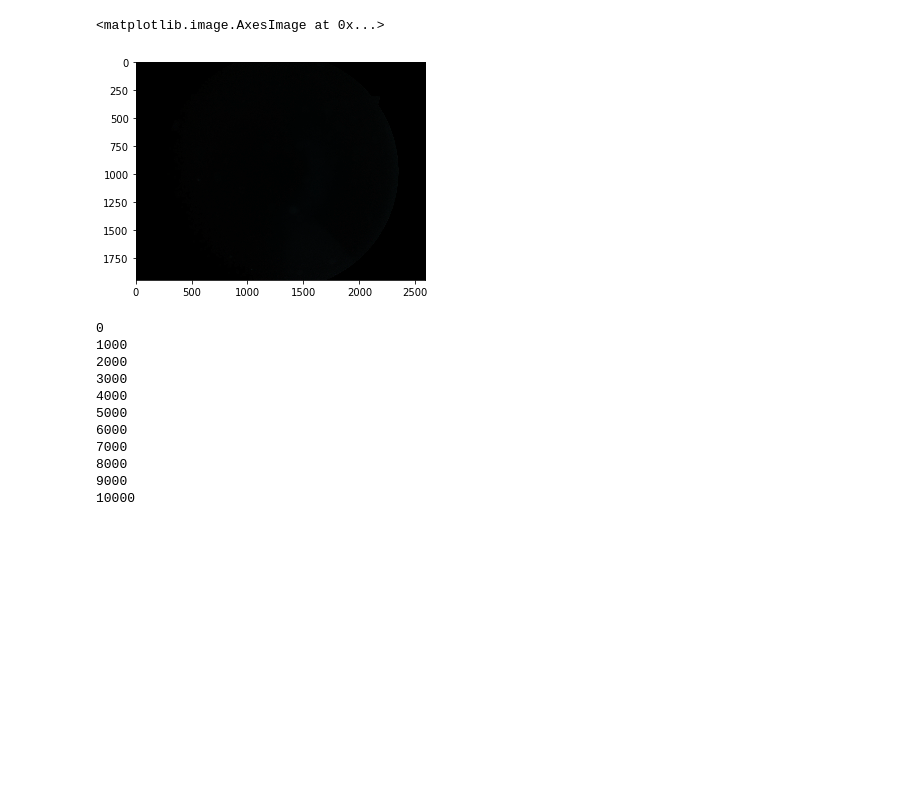
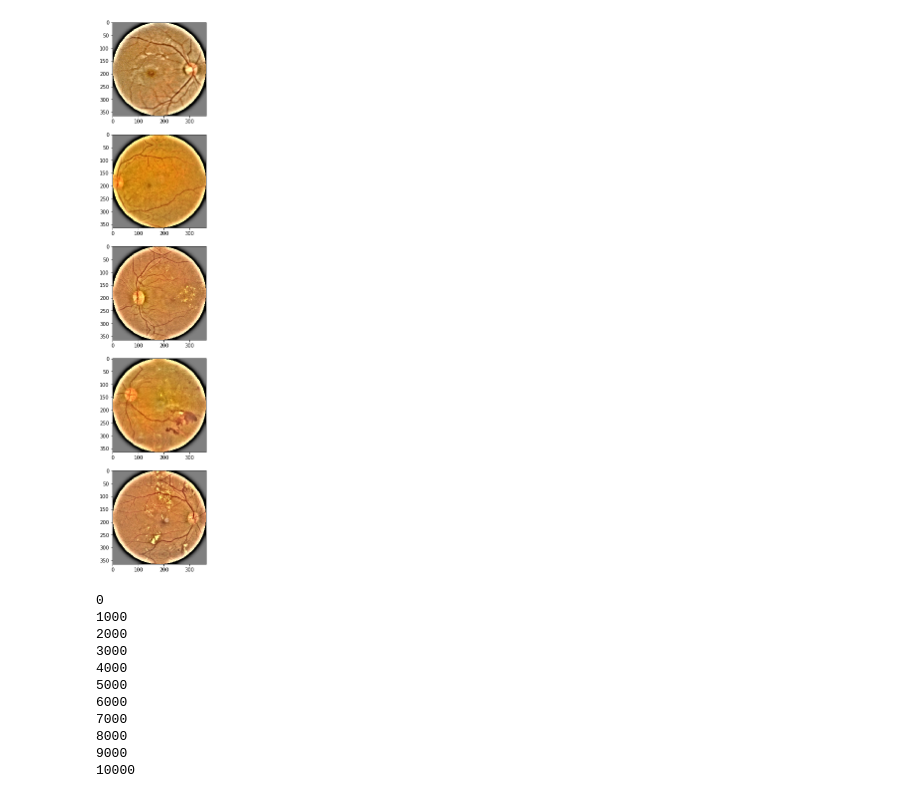
Before and after one commit to HaydenMuscat24/kaggle_aptos, a Jupyter notebook: hayden/preprocess images.ipynb, the cells around one changed output. Cells and saved outputs as stored; diff of their text form; code cells hidden in the pictures; blank space fills up the shorter version.

Commit message:
ben green

```diff
--- a/hayden/preprocess images.ipynb
+++ b/hayden/preprocess images.ipynb
@@ -144,60 +144,60 @@ def adjust_gamma(image, gamma=1.0):
 # # Test different versions of colourful eyes
 
 # # the main dataframes
-# df_2019 = pd.read_csv(f"../aptos2019/train.csv")
-# df_2019.id_code = df_2019.id_code.apply(lambda x: x + ".png")
+df_2019 = pd.read_csv(f"../aptos2019/train.csv")
+df_2019.id_code = df_2019.id_code.apply(lambda x: x + ".png")
 
-# # df_2015 = pd.read_csv(f"../aptos2015/trainLabels.csv")
-# # df_2015.image   = df_2015.image.apply(lambda   x: x + ".jpeg")
+# df_2015 = pd.read_csv(f"../aptos2015/trainLabels.csv")
+# df_2015.image   = df_2015.image.apply(lambda   x: x + ".jpeg")
 
-# # Display some random images from Data Set with class categories.
-# figure=plt.figure(figsize=(22,20))
-# for target_class in range(5):
-#     for i, (idx, row ) in enumerate(df_2019.loc[df_2019.diagnosis == target_class]
-#                                     .sample(1)
-#                                     .iterrows()):
-#         # open the file
-#         imagefile = f"../aptos2019/train_images/{row['id_code']}"
-#         img = cv2.imread(imagefile)
-#         green = img[:,:,1]
+# Display some random images from Data Set with class categories.
+figure=plt.figure(figsize=(22,20))
+for target_class in range(5):
+    for i, (idx, row ) in enumerate(df_2019.loc[df_2019.diagnosis == target_class]
+                                    .sample(1)
+                                    .iterrows()):
+        # open the file
+        imagefile = f"../aptos2019/train_images/ben_colour_{row['id_code']}"
+        img = cv2.imread(imagefile)
+        green = img[:,:,1]
 
-#         # original version
-#         rgb = cv2.cvtColor(img, cv2.COLOR_BGR2RGB)
-#         ax = figure.add_subplot(5,4, int(target_class)*4+2*i+1)
-#         plt.imshow(rgb)
+        # original version
+        rgb = cv2.cvtColor(img, cv2.COLOR_BGR2RGB)
+        ax = figure.add_subplot(5,4, int(target_class)*4+2*i+1)
+        plt.imshow(rgb)
 
 
 #         # colour ben
 #         cropped = crop(green, img, 0.02)
 #         squared = reflectAndSquareUp(cropped)
 #         resized = cv2.resize(squared, (IMG_DIM, IMG_DIM))
 #         circled = circleMask(resized)
 #         equalised = adjust_gamma(circled, 1+np.log(100)-np.log(np.median(circled)))
 
 #         ax = figure.add_subplot(5,4, int(target_class)*4+2*i+2)
 #         plt.imshow(cv2.cvtColor(bensYCC(equalised), cv2.COLOR_BGR2RGB))
 
 #         # ------------ greys --------------
 #         cropped = crop(green, green, 0.02)
 #         squared = reflectAndSquareUp(cropped)
 #         resized = cv2.resize(squared, (IMG_DIM, IMG_DIM))
 #         circled = circleMask(resized)
 #         equalised = adjust_gamma(circled, 1+np.log(100)-np.log(np.median(circled)))
 
 #         # green ben
 #         ax = figure.add_subplot(5,4, int(target_class)*4+2*i+3)
 #         plt.imshow(bensGray(equalised), cmap='gray')
 
 # #         green clahe
 #         ax = figure.add_subplot(5,4, int(target_class)*4+2*i+4)
 #         plt.imshow(clahe_gray(equalised), cmap='gray')
 
-imagefile = f"../aptos2015/train_images/43457_left.jpeg"
-img = cv2.imread(imagefile)
-plt.imshow(img)
+# imagefile = f"../aptos2015/train_images/ben_colour_43457_left.jpeg"
+# img = cv2.imread(imagefile)
+# img = cv2.cvtColor(img, cv2.COLOR_BGR2RGB)
+# plt.imshow(img)
 # %% [output]
-<matplotlib.image.AxesImage at 0x...>
-[figure, old version]
+[figure, new version]
 # %%
 def process_images(year, test=True):
 
```
Also changed, not shown: 2 other files.
